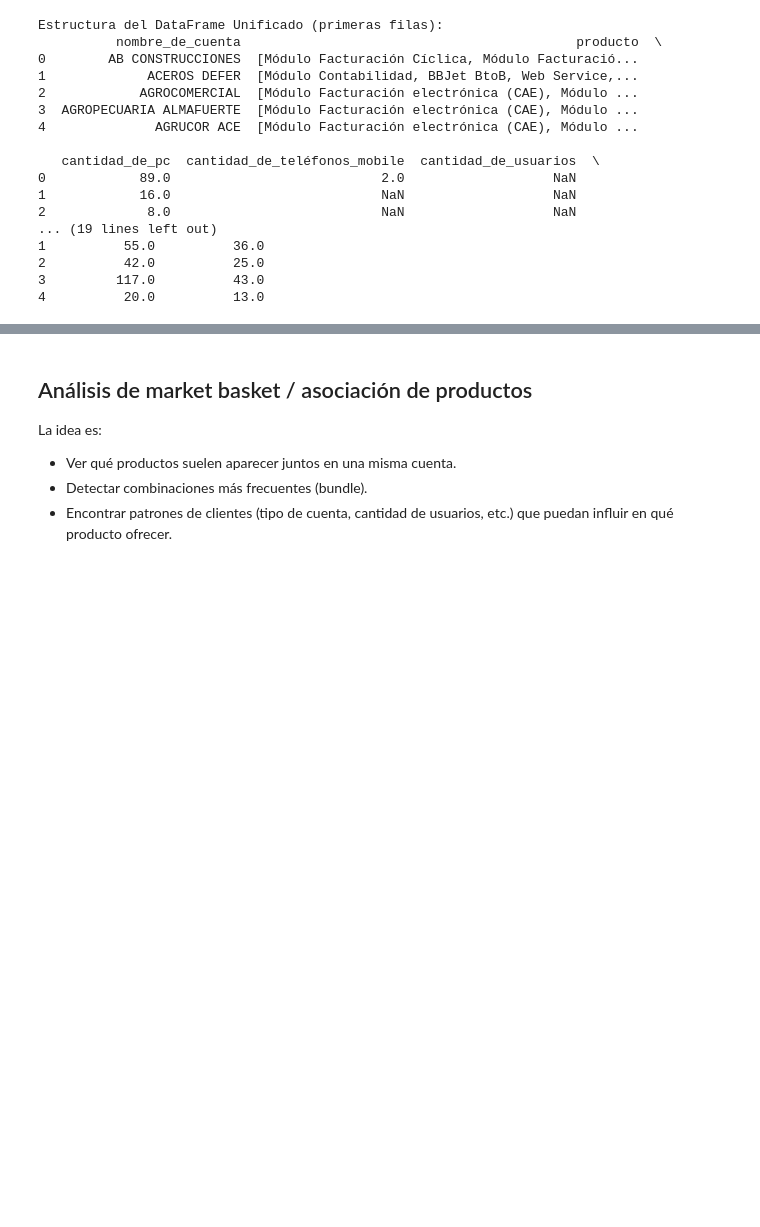
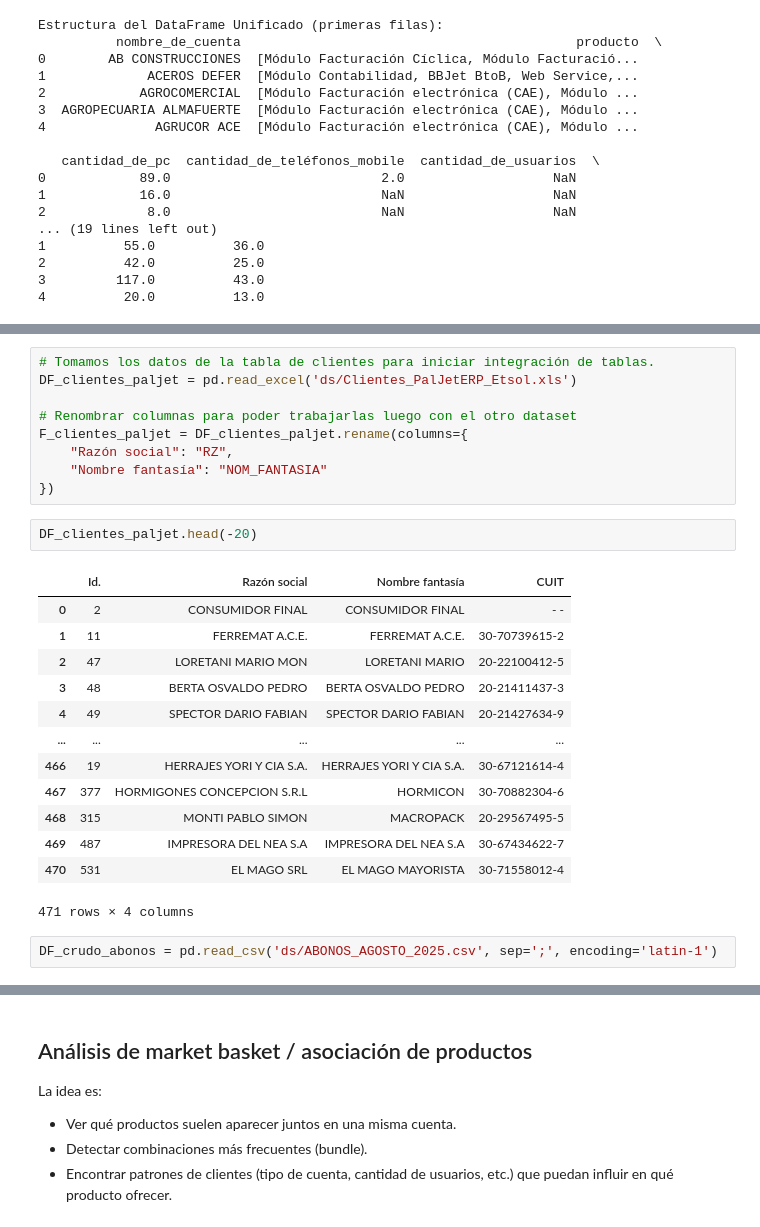
Before and after one commit to christiansaluzzo/Etsol_AnalisisClientes, a Jupyter notebook: análisis_clientes.ipynb, the cells around one changed output, grey strips where cells are left out. Saved outputs shown, nothing was run; the diff lists cells and outputs as text; blank space fills up the shorter version.

```diff
--- a/análisis_clientes.ipynb
+++ b/análisis_clientes.ipynb
@@ -362,0 +369,27 @@ Estructura del DataFrame Unificado (primeras filas):
+# %%
+# Tomamos los datos de la tabla de clientes para iniciar integración de tablas.
+DF_clientes_paljet = pd.read_excel('ds/Clientes_PalJetERP_Etsol.xls')
+
+# Renombrar columnas para poder trabajarlas luego con el otro dataset
+F_clientes_paljet = DF_clientes_paljet.rename(columns={
+    "Razón social": "RZ",
+    "Nombre fantasía": "NOM_FANTASIA"
+})
+# %%
+DF_clientes_paljet.head(-20)
+# %% [output]
+|  | Id. | Razón social | Nombre fantasía | CUIT |
+| 0 | 2 | CONSUMIDOR FINAL | CONSUMIDOR FINAL | - - |
+| 1 | 11 | FERREMAT A.C.E. | FERREMAT A.C.E. | 30-70739615-2 |
+| 2 | 47 | LORETANI MARIO MON | LORETANI MARIO | 20-22100412-5 |
+| 3 | 48 | BERTA OSVALDO PEDRO | BERTA OSVALDO PEDRO | 20-21411437-3 |
+| 4 | 49 | SPECTOR DARIO FABIAN | SPECTOR DARIO FABIAN | 20-21427634-9 |
+| ... | ... | ... | ... | ... |
+| 466 | 19 | HERRAJES YORI Y CIA S.A. | HERRAJES YORI Y CIA S.A. | 30-67121614-4 |
+| 467 | 377 | HORMIGONES CONCEPCION S.R.L | HORMICON | 30-70882304-6 |
+| 468 | 315 | MONTI PABLO SIMON | MACROPACK | 20-29567495-5 |
+| 469 | 487 | IMPRESORA DEL NEA S.A | IMPRESORA DEL NEA S.A | 30-67434622-7 |
+| 470 | 531 | EL MAGO SRL | EL MAGO MAYORISTA | 30-71558012-4 |
+471 rows × 4 columns
+# %%
+DF_crudo_abonos = pd.read_csv('ds/ABONOS_AGOSTO_2025.csv', sep=';', encoding='latin-1')
```
Also changed, not shown: parts of 4 cells of this notebook, 1 other file.
